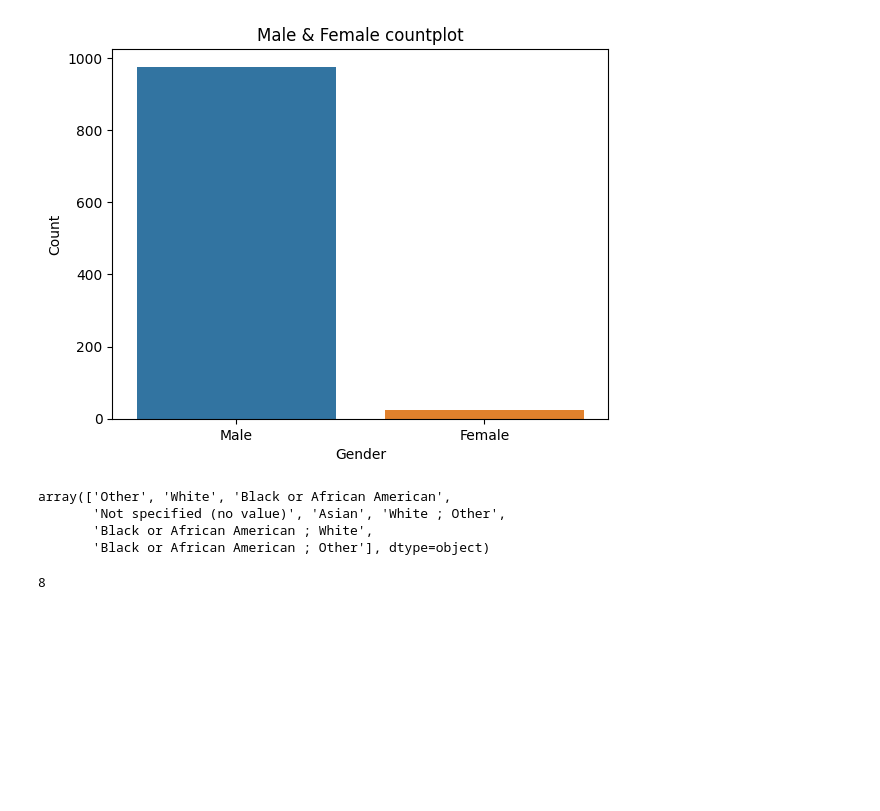
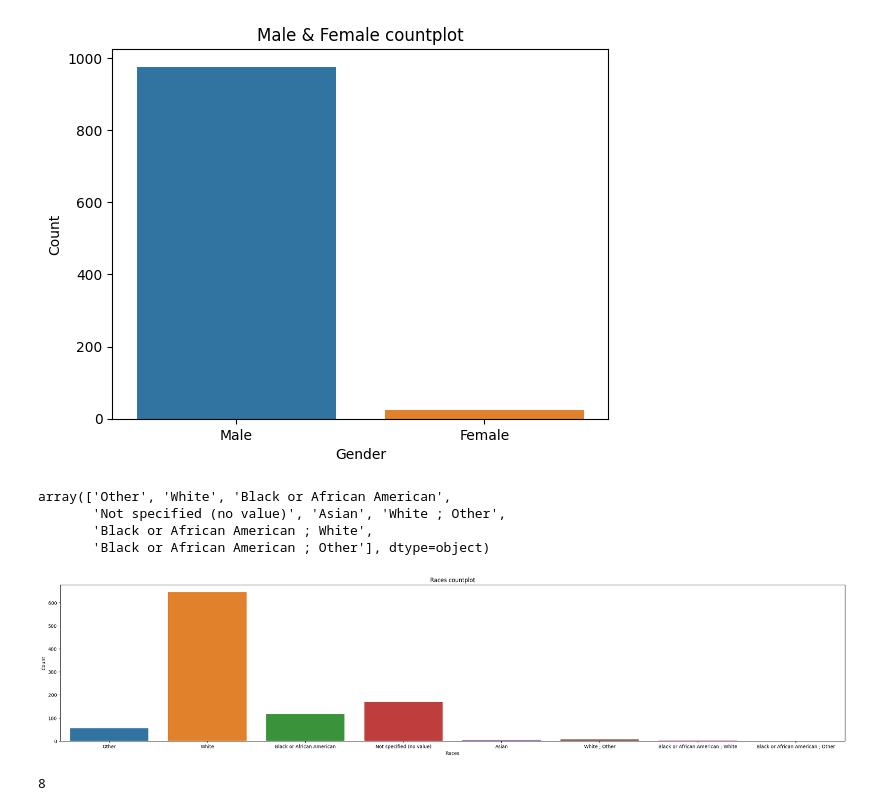
Before and after one commit to nisha1365/precisionFDA, a Jupyter notebook: Precision_6_files.ipynb, the cells around one changed output. Drawn from its saved outputs; the diff is of its cells as text; code cells hidden in the pictures; blank space fills up the shorter version.

```diff
--- a/Precision_6_files.ipynb
+++ b/Precision_6_files.ipynb
@@ -259,6 +259,20 @@ array(['Other', 'White', 'Black or African American',
        'Not specified (no value)', 'Asian', 'White ; Other',
        'Black or African American ; White',
        'Black or African American ; Other'], dtype=object)
+# %%
+# Create the countplot
+plt.figure(figsize=(30,6))
+sns.countplot(x="Races", data=df2)
+
+# Add labels and title
+plt.xlabel("Races")
+plt.ylabel("Count")
+plt.title("Races countplot")
+
+# Show the plot
+plt.show()
+# %% [output]
+[figure, added]
 # %%
 
 df2.Races.nunique()
```
Also changed, not shown: parts of 6 cells of this notebook.
